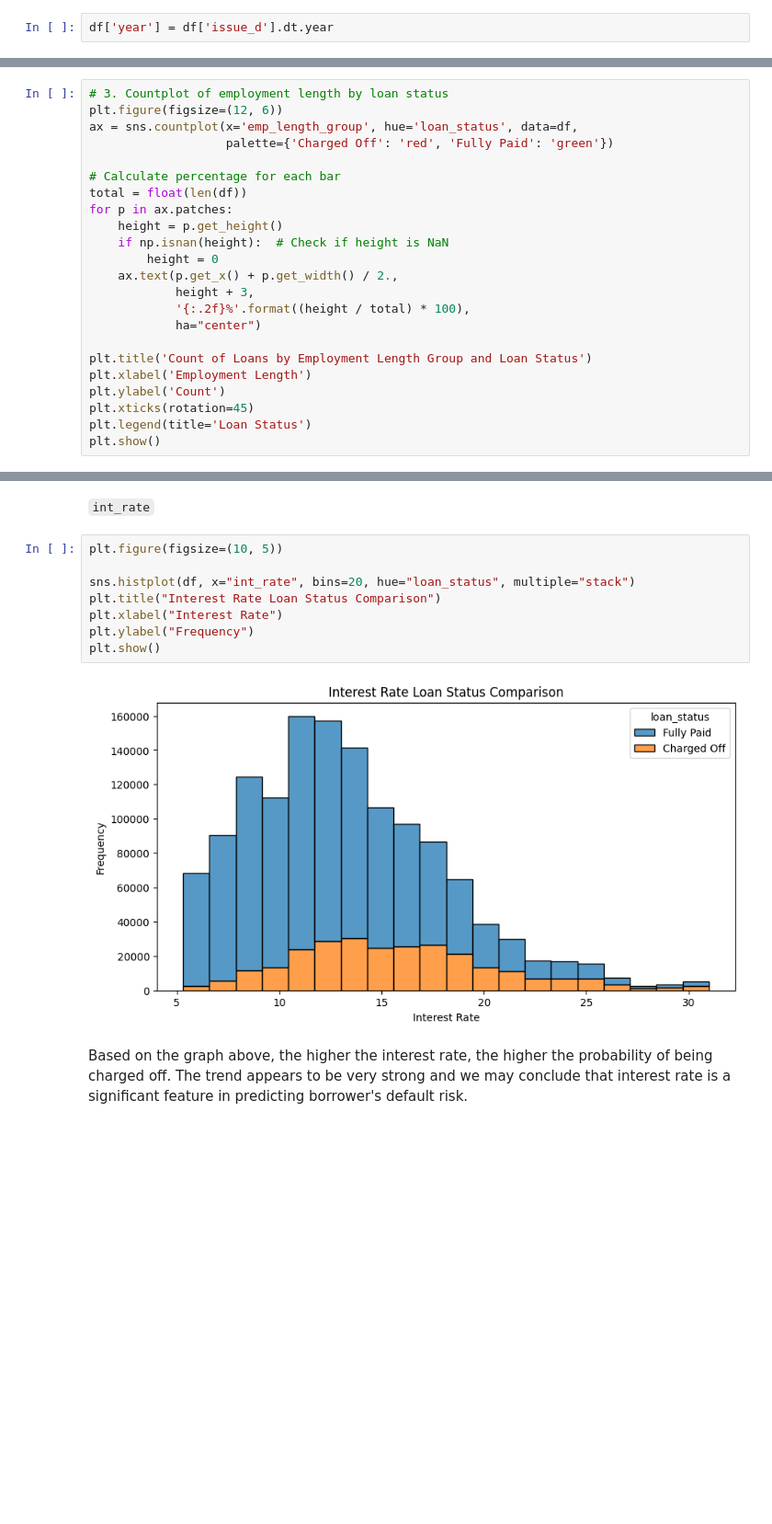
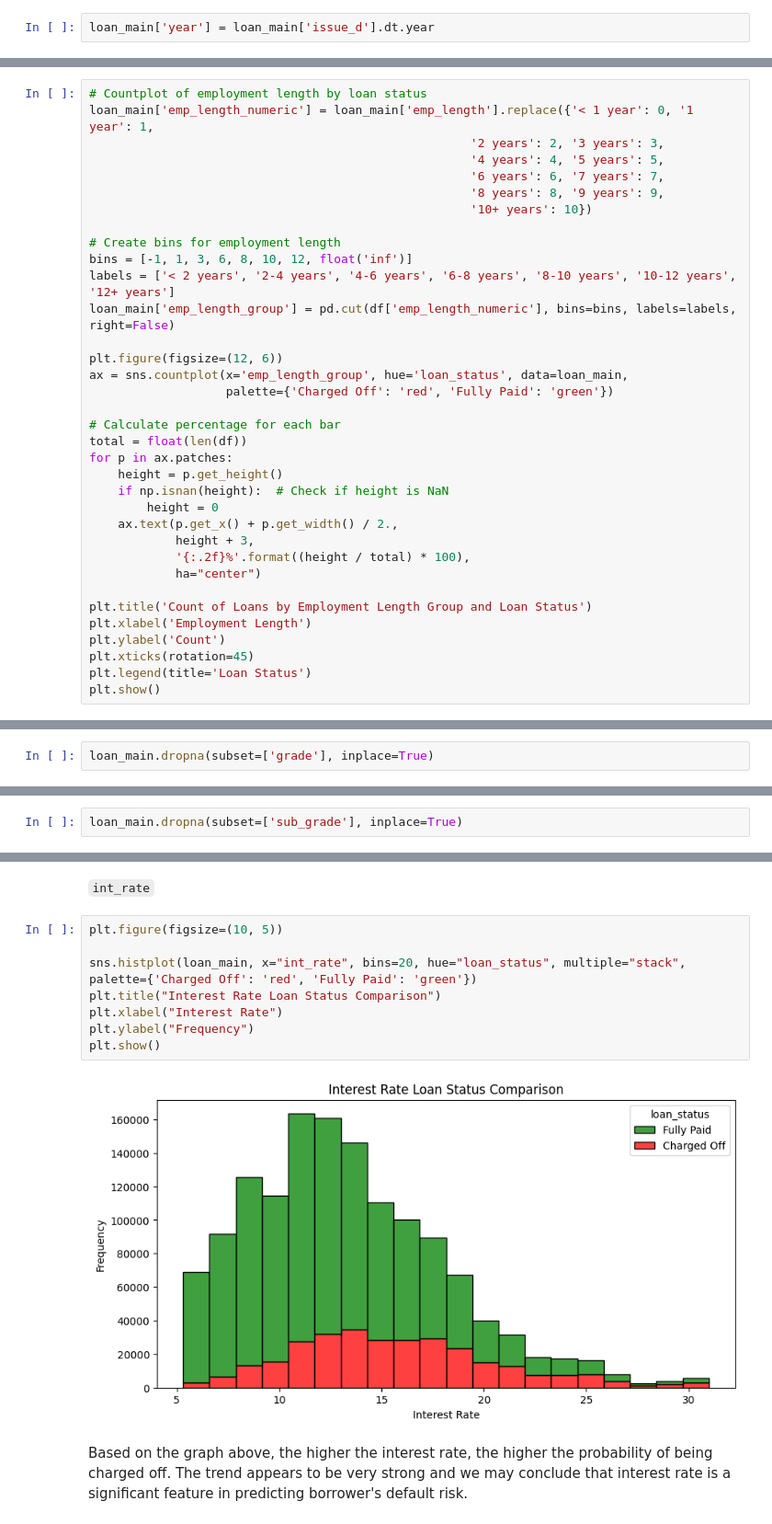
Before and after one commit to roktimsaikia440/Lending-Club-ML, a Jupyter notebook: EDA.ipynb, the cells around one changed output, grey strips where cells are left out. Shown at 92% size. Drawn from its saved outputs; the diff is of its cells as text; blank space fills up the shorter version.

```diff
--- a/EDA.ipynb
+++ b/EDA.ipynb
@@ -356,7 +345,7 @@ df['issue_d'] = pd.to_datetime(df['issue_d'])
 # %% [markdown]
 Create a year column
 # %%
-df['year'] = df['issue_d'].dt.year
+loan_main['year'] = loan_main['issue_d'].dt.year
 # %%
 fig, ax = plt.subplots(figsize=(25, 10))
 sns.despine()
@@ -452,7 +426,19 @@ Name: emp_length, Length: 1345310, dtype: object
 # %%
-# 3. Countplot of employment length by loan status
+# Countplot of employment length by loan status
+loan_main['emp_length_numeric'] = loan_main['emp_length'].replace({'< 1 year': 0, '1 year': 1,
+                                                     '2 years': 2, '3 years': 3,
+                                                     '4 years': 4, '5 years': 5,
+                                                     '6 years': 6, '7 years': 7,
+                                                     '8 years': 8, '9 years': 9,
+                                                     '10+ years': 10})
+
+# Create bins for employment length
+bins = [-1, 1, 3, 6, 8, 10, 12, float('inf')]
+labels = ['< 2 years', '2-4 years', '4-6 years', '6-8 years', '8-10 years', '10-12 years', '12+ years']
+loan_main['emp_length_group'] = pd.cut(df['emp_length_numeric'], bins=bins, labels=labels, right=False)
+
 plt.figure(figsize=(12, 6))
-ax = sns.countplot(x='emp_length_group', hue='loan_status', data=df,
+ax = sns.countplot(x='emp_length_group', hue='loan_status', data=loan_main,
                    palette={'Charged Off': 'red', 'Fully Paid': 'green'})
 
 # Calculate percentage for each bar
@@ -510 +499,3 @@ Loans with 36-months term are significantly most common among fully paid loans,
+# %%
+loan_main.dropna(subset=['grade'], inplace=True)
 # %%
@@ -536,4 +527,6 @@ plt.show()
 Fully paid loans display Grade B being the most common. Charged off loans, on the other hand, exhibit a more even distribution across grade categories, with Grade C being the most frequent. Both fully paid and charged off loan counts are the same for Grade G.
 # %% [markdown]
 `sub_grade`
+# %%
+loan_main.dropna(subset=['sub_grade'], inplace=True)
 # %%
@@ -557,13 +550,13 @@ The distribution of sub-grades provides additional information following the tre
 # %%
 plt.figure(figsize=(10, 5))
 
-sns.histplot(df, x="int_rate", bins=20, hue="loan_status", multiple="stack")
+sns.histplot(loan_main, x="int_rate", bins=20, hue="loan_status", multiple="stack", palette={'Charged Off': 'red', 'Fully Paid': 'green'})
 plt.title("Interest Rate Loan Status Comparison")
 plt.xlabel("Interest Rate")
 plt.ylabel("Frequency")
 plt.show()
 # %% [output]
-[figure, old version]
+[figure, new version]
 # %% [markdown]
 Based on the graph above, the higher the interest rate, the higher the probability of being charged off. The trend appears to be very strong and we may conclude that interest rate is a significant feature in predicting borrower's default risk.
 # %% [markdown]
```
Also changed, not shown: parts of 56 cells of this notebook.
